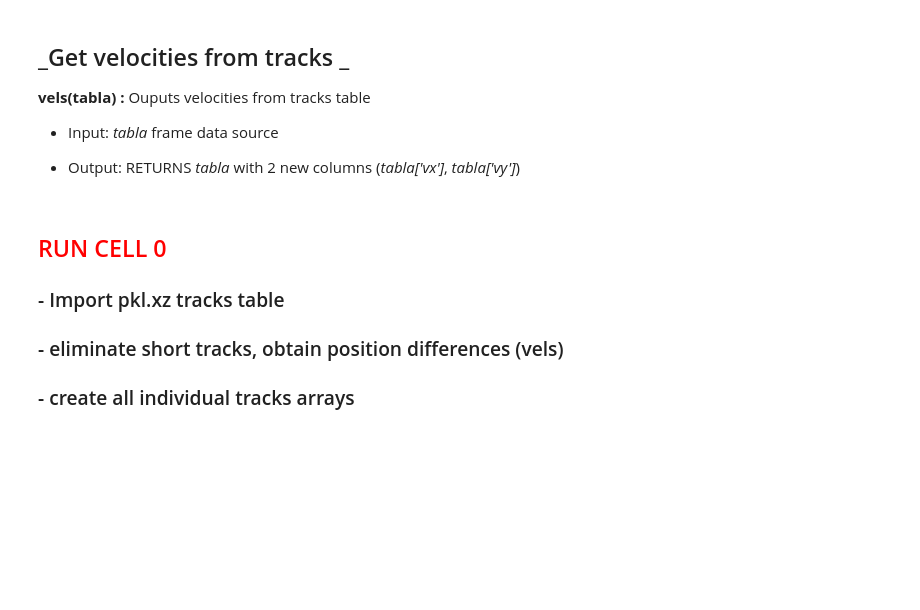
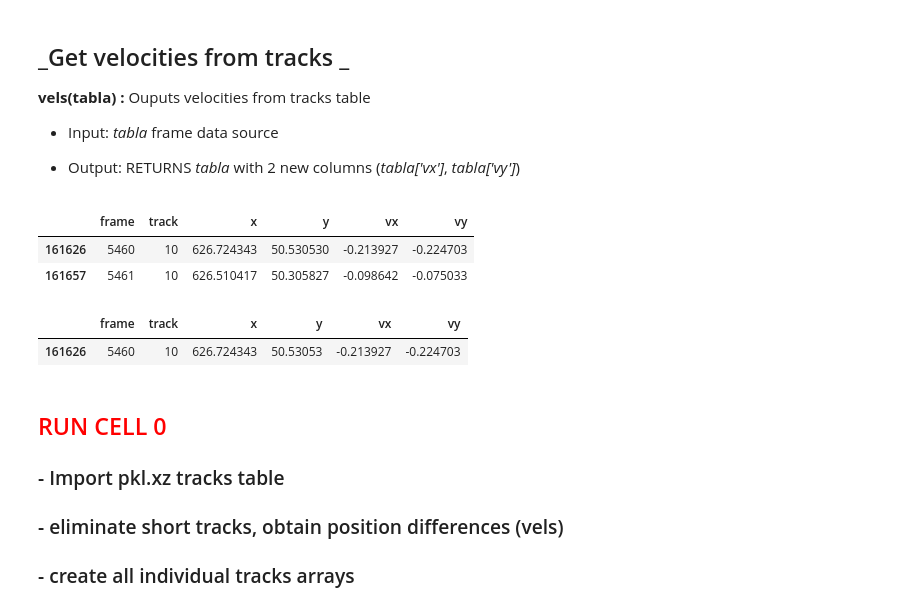
Before and after one commit to fvegar/Tracks, a Jupyter notebook: tracks_processing.ipynb, the cells around one changed output. Drawn from its saved outputs; the diff is of its cells as text; code cells hidden in the pictures; blank space fills up the shorter version.

```diff
--- a/tracks_processing.ipynb
+++ b/tracks_processing.ipynb
@@ -271,5 +276,17 @@ def vels_gradient(tabla):
     print('\n')
     return tabla
+# %%
+datos_250.loc[datos_250.track==10][-2:]
+# %% [output]
+|  | frame | track | x | y | vx | vy |
+| 161626 | 5460 | 10 | 626.724343 | 50.530530 | -0.213927 | -0.224703 |
+| 161657 | 5461 | 10 | 626.510417 | 50.305827 | -0.098642 | -0.075033 |
+# %%
+df=datos_250.drop(datos_250.loc[datos_250.track==10][-1:].index)
+df.loc[df.track==10][-1:]
+# %% [output]
+|  | frame | track | x | y | vx | vy |
+| 161626 | 5460 | 10 | 626.724343 | 50.53053 | -0.213927 | -0.224703 |
 # %% [markdown]
 ## <font color='RED'>RUN CELL 0</font>
 ### - Import pkl.xz tracks table
```
Also changed, not shown: parts of 22 cells of this notebook.
